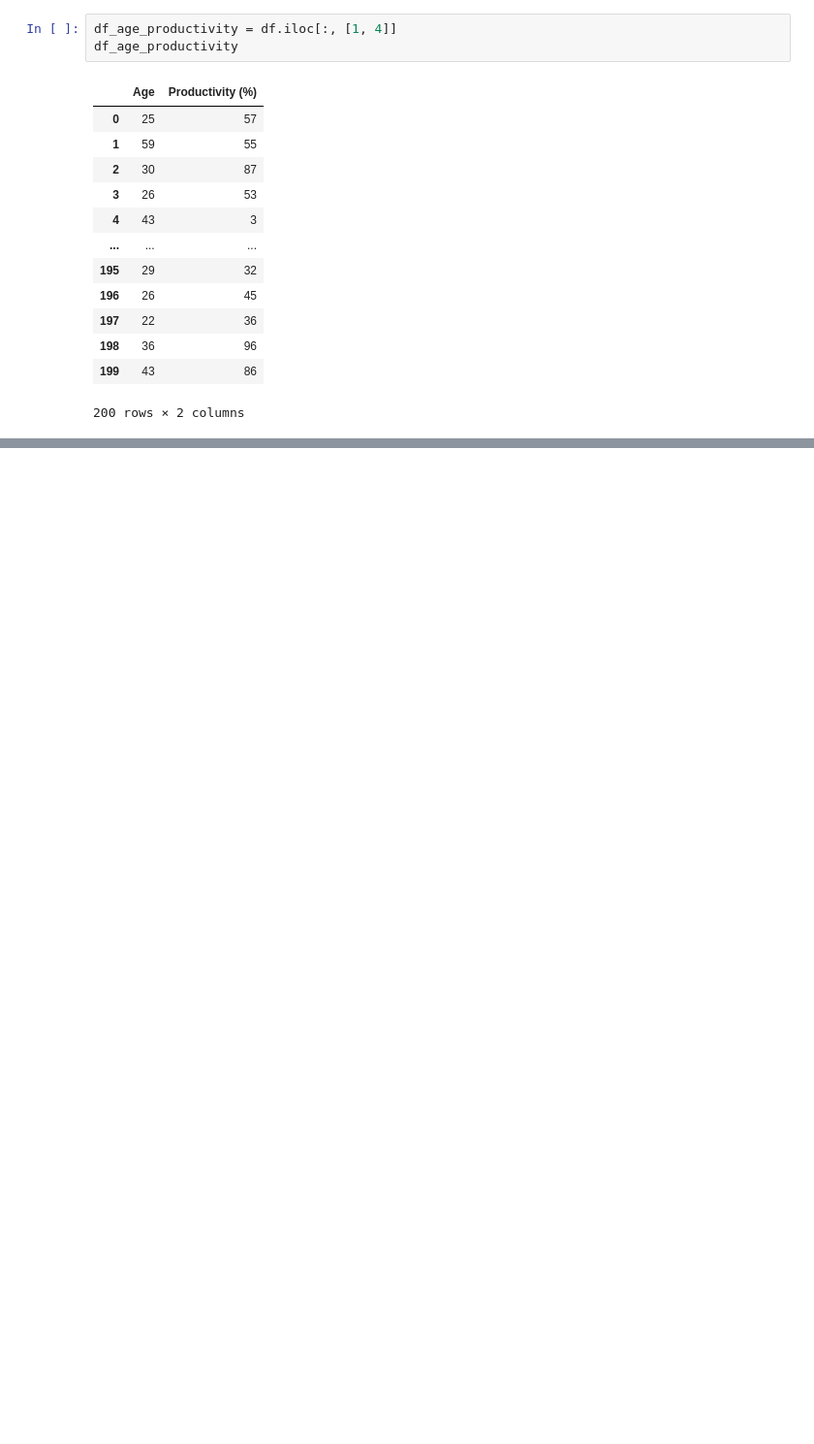
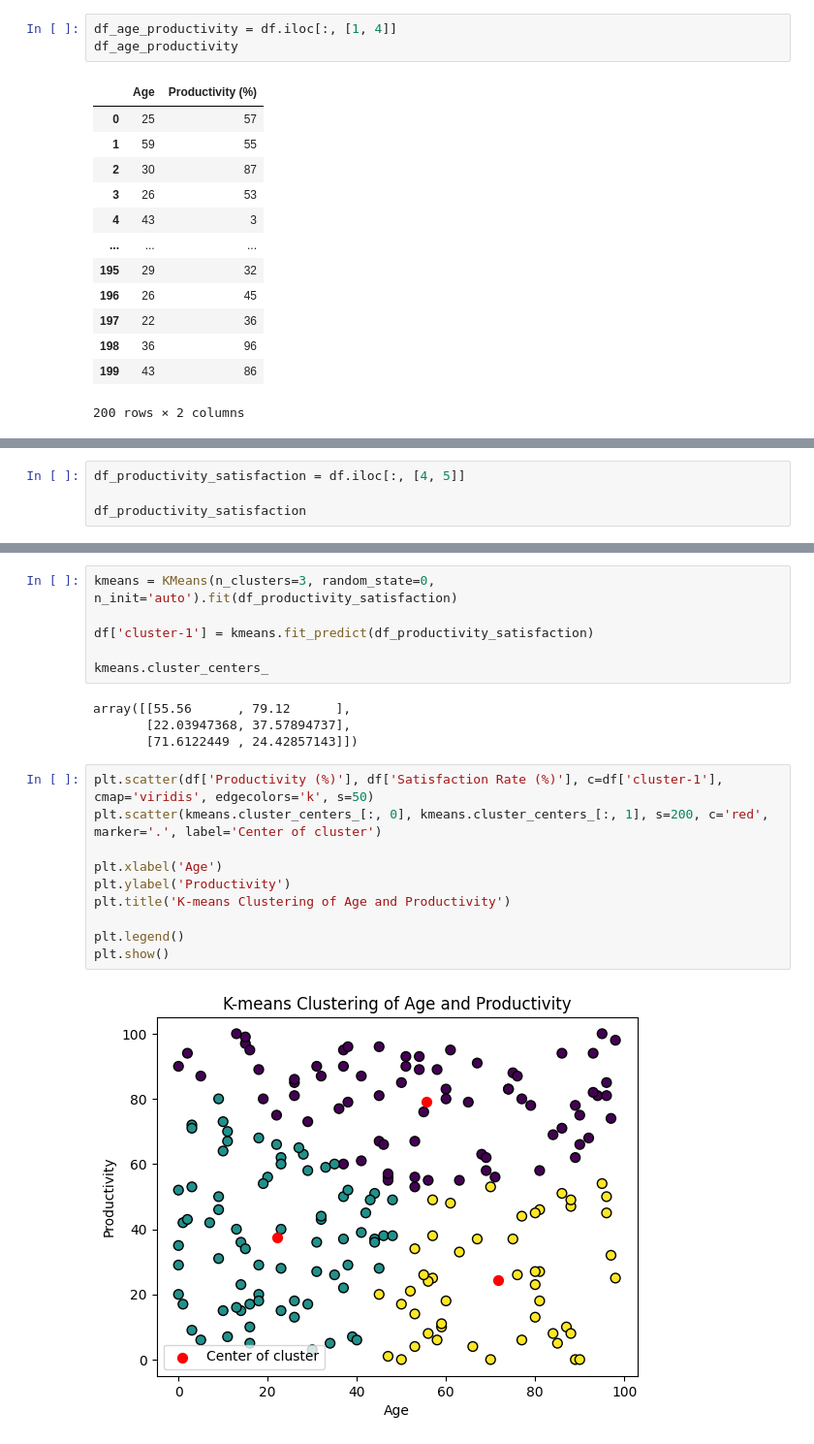
Before and after one commit to olesuv/homeworks-labs, a Jupyter notebook: data-engeering/lab-7/lab-7-2.ipynb, the cells around one changed output, grey strips where cells are left out. Shown at 97% size. Saved outputs shown, nothing was run; the diff lists cells and outputs as text; blank space fills up the shorter version.

```diff
--- a/data-engeering/lab-7/lab-7-2.ipynb
+++ b/data-engeering/lab-7/lab-7-2.ipynb
@@ -61,0 +66,4 @@ plt.show()
+# %%
+df_productivity_satisfaction = df.iloc[:, [4, 5]]
+
+df_productivity_satisfaction
@@ -61,0 +84,22 @@ plt.show()
+# %%
+kmeans = KMeans(n_clusters=3, random_state=0, n_init='auto').fit(df_productivity_satisfaction)
+
+df['cluster-1'] = kmeans.fit_predict(df_productivity_satisfaction)
+
+kmeans.cluster_centers_
+# %% [output]
+array([[55.56      , 79.12      ],
+       [22.03947368, 37.57894737],
+       [71.6122449 , 24.42857143]])
+# %%
+plt.scatter(df['Productivity (%)'], df['Satisfaction Rate (%)'], c=df['cluster-1'], cmap='viridis', edgecolors='k', s=50)
+plt.scatter(kmeans.cluster_centers_[:, 0], kmeans.cluster_centers_[:, 1], s=200, c='red', marker='.', label='Center of cluster')
+
+plt.xlabel('Age')
+plt.ylabel('Productivity')
+plt.title('K-means Clustering of Age and Productivity')
+
+plt.legend()
+plt.show()
+# %% [output]
+[figure, added]
```
Also changed, not shown: parts of 6 cells of this notebook.
